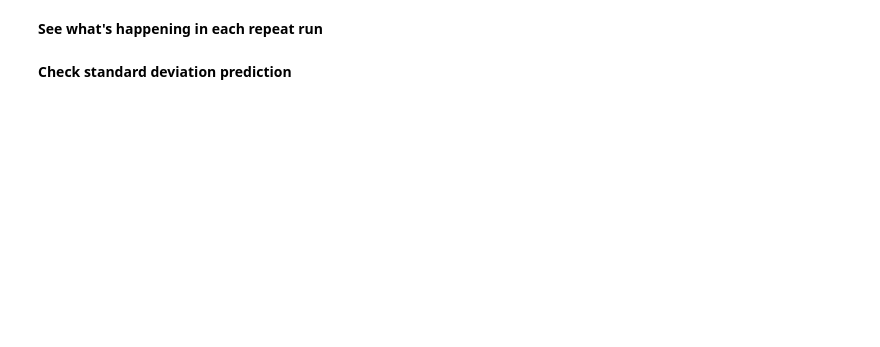
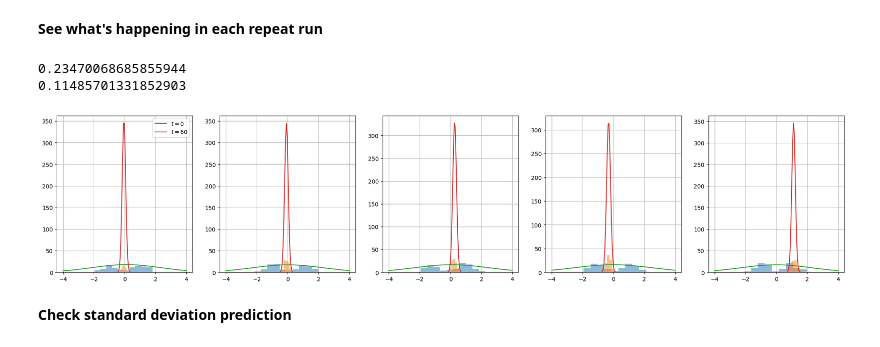
Before and after one commit to lunahsenzacca/EC, a Jupyter notebook: explore_data.ipynb, the cells around one changed output. Saved outputs shown, nothing was run; the diff lists cells and outputs as text; code cells hidden in the pictures; blank space fills up the shorter version.

```diff
--- a/explore_data.ipynb
+++ b/explore_data.ipynb
@@ -305,23 +319,29 @@ plt.show()
 # %%
 x = np.linspace(-(d+1)*2,(d+1)*2,150)
 
 fig, ax = plt.subplots(1,Ns, figsize = (Ns*5, 5))
 
 for i, a in enumerate(ax):
 
     a.hist(mus[i,0,:], bins = n_bins, alpha = 0.5)
     a.hist(mus[i,t,:], bins = n_bins, alpha = 0.5)
 
-    gauss0 = Na*norm.pdf(x, loc = mus[i,0,:].mean(), scale = power_law(0, d0 = mus[i,0,:].std(), dist = d, friends = friends))
-    gausst = Na*norm.pdf(x, loc = mus[i,t,:].mean(), scale = power_law(t, d0 = mus[i,0,:].std(), dist = d, friends = friends))
+    gauss0 = Na*norm.pdf(x, loc = mus[i,0,:].mean(), scale = power_law(0, dist = mus[i,0,:].std()))
+    gausst = Na*norm.pdf(x, loc = mus[i,t,:].mean(), scale = power_law(t, dist = mus[i,0,:].std()))
 
     a.plot(x,gauss0, '-', label = '$t = 0$')
     a.plot(x,gausst, '-', label = '$t = $' + str(t))
 
+    a.grid(True)
+
 ax[0].legend()
 print(mus[i,t,:].std())
-print(power_law(t, mus[i,0,:].std(), dist = d))
+print(power_law(t, dist = mus[i,0,:].std()))
 plt.show()
+# %% [output]
+0.23470068685855944
+0.11485701331852903
+[figure, added]
 # %% [markdown]
 **Check standard deviation prediction**
 # %%
```
Also changed, not shown: parts of 7 cells of this notebook, 2 other files.
